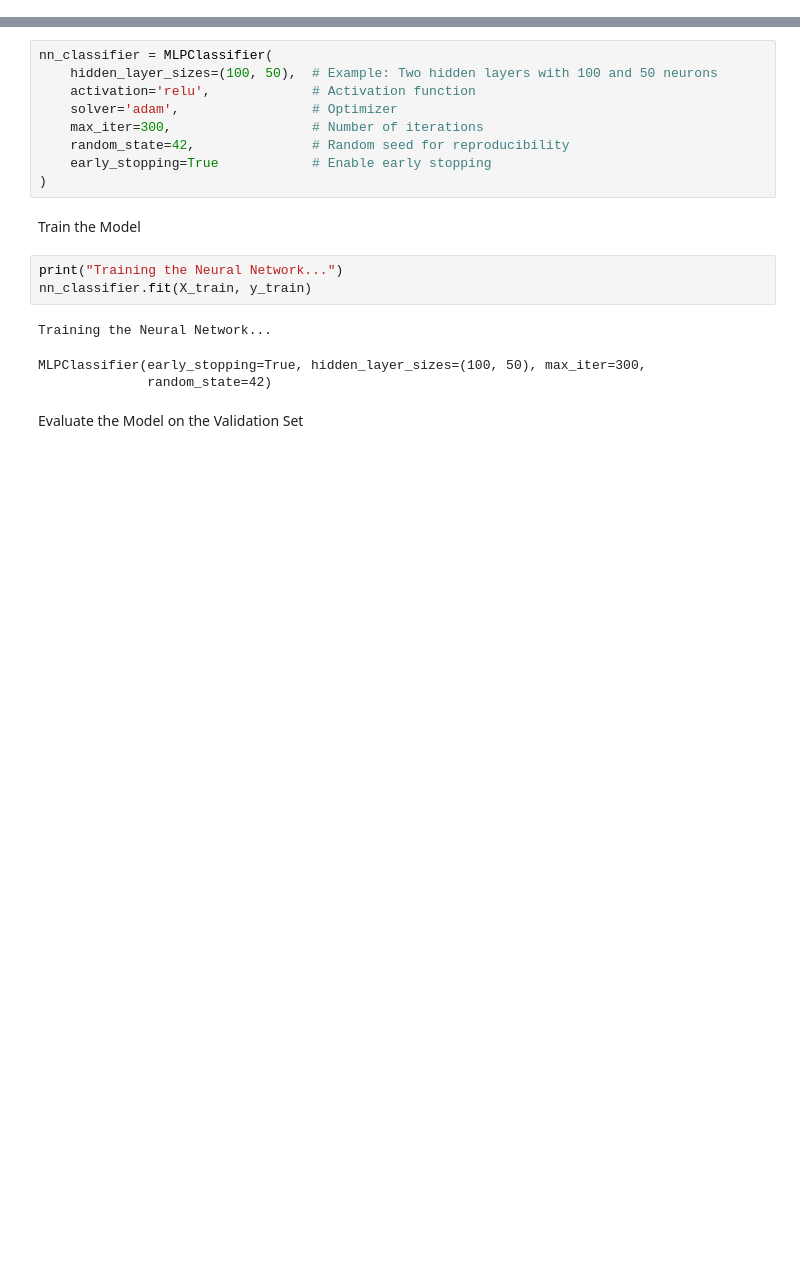
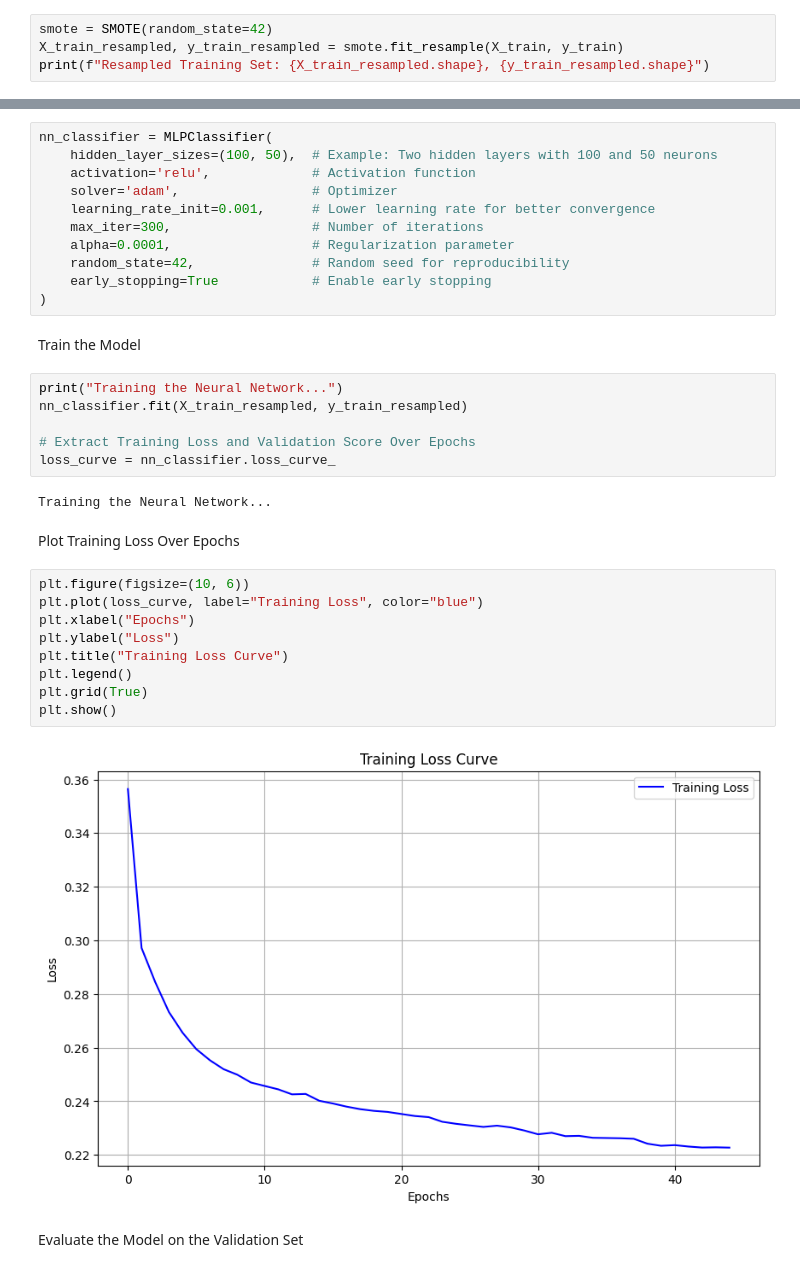
Before and after one commit to vimesh630/ML_CW, a Jupyter notebook: neural_network.ipynb, the cells around one changed output, grey strips where cells are left out. Drawn from its saved outputs; the diff is of its cells as text; blank space fills up the shorter version.

```diff
--- a/neural_network.ipynb
+++ b/neural_network.ipynb
@@ -31,0 +36,4 @@ y_val = y_val.squeeze()
+# %%
+smote = SMOTE(random_state=42)
+X_train_resampled, y_train_resampled = smote.fit_resample(X_train, y_train)
+print(f"Resampled Training Set: {X_train_resampled.shape}, {y_train_resampled.shape}")
@@ -36,7 +46,9 @@ nn_classifier = MLPClassifier(
     hidden_layer_sizes=(100, 50),  # Example: Two hidden layers with 100 and 50 neurons
     activation='relu',             # Activation function
     solver='adam',                 # Optimizer
+    learning_rate_init=0.001,      # Lower learning rate for better convergence
     max_iter=300,                  # Number of iterations
+    alpha=0.0001,                  # Regularization parameter
     random_state=42,               # Random seed for reproducibility
     early_stopping=True            # Enable early stopping
 )
@@ -44,11 +56,25 @@ nn_classifier = MLPClassifier(
 Train the Model
 # %%
 print("Training the Neural Network...")
-nn_classifier.fit(X_train, y_train)
+nn_classifier.fit(X_train_resampled, y_train_resampled)
+
+# Extract Training Loss and Validation Score Over Epochs
+loss_curve = nn_classifier.loss_curve_
 # %% [output]
 Training the Neural Network...
-MLPClassifier(early_stopping=True, hidden_layer_sizes=(100, 50), max_iter=300,
-              random_state=42)
+# %% [markdown]
+Plot Training Loss Over Epochs
+# %%
+plt.figure(figsize=(10, 6))
+plt.plot(loss_curve, label="Training Loss", color="blue")
+plt.xlabel("Epochs")
+plt.ylabel("Loss")
+plt.title("Training Loss Curve")
+plt.legend()
+plt.grid(True)
+plt.show()
+# %% [output]
+[figure, added]
 # %% [markdown]
 Evaluate the Model on the Validation Set
 # %%
```
Also changed, not shown: parts of 9 cells of this notebook.
